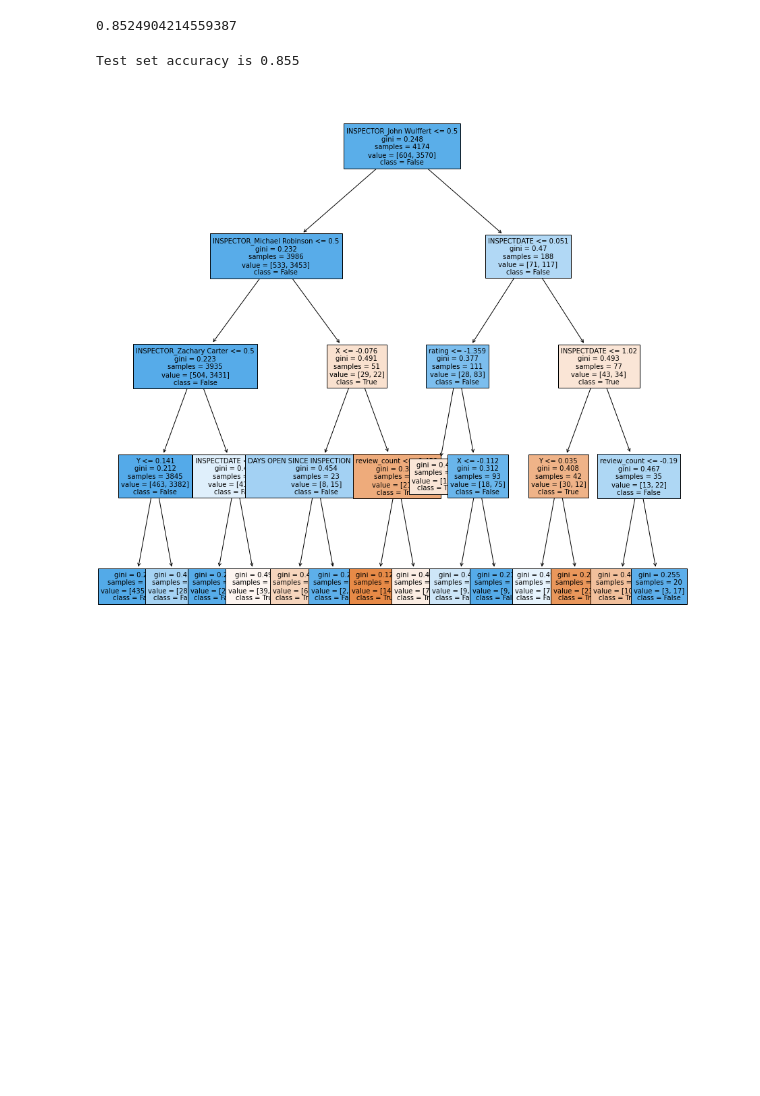
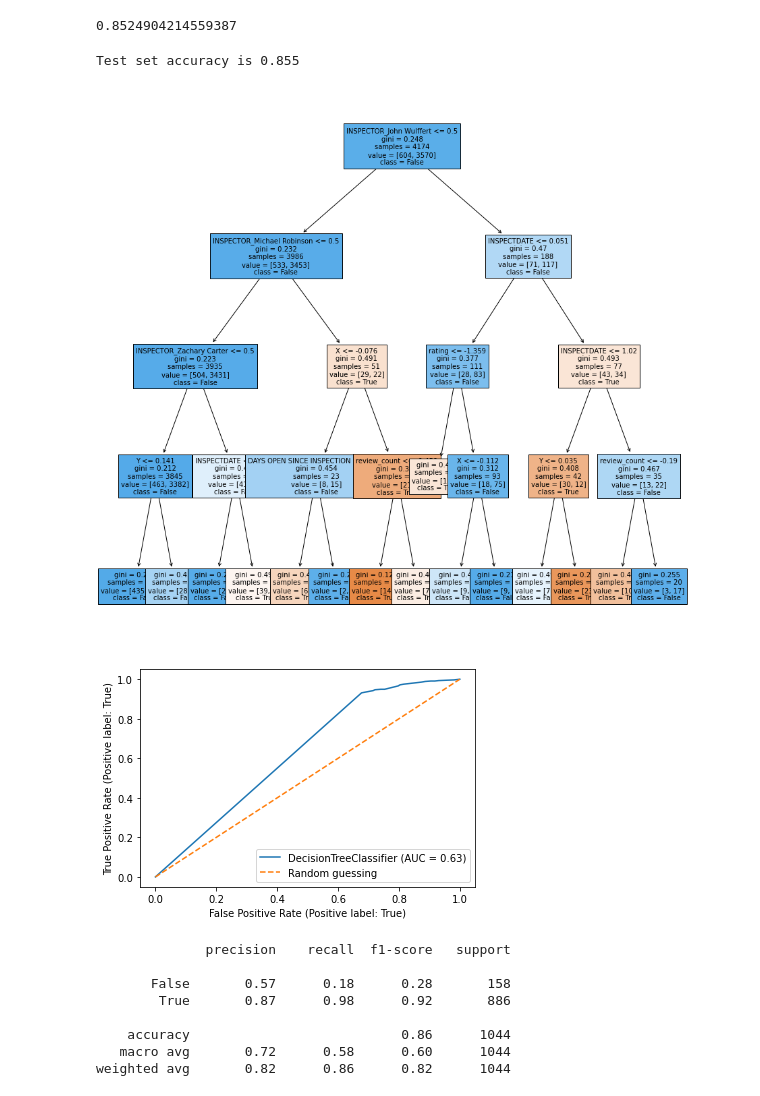
Before and after one commit to shyamal-anadkat/wake-county-food-inspections-analysis, a Jupyter notebook: Wake County -- Restaurant Food Inspections Analysis [AIPI510].ipynb, the cells around one changed output. Saved outputs shown, nothing was run; the diff lists cells and outputs as text; code cells hidden in the pictures; blank space fills up the shorter version.

```diff
--- a/Wake County -- Restaurant Food Inspections Analysis [AIPI510].ipynb
+++ b/Wake County -- Restaurant Food Inspections Analysis [AIPI510].ipynb
@@ -758,24 +758,41 @@ print(acc)
 # %%
 # decision tree
 #Best pipeline: DecisionTreeClassifier(SelectPercentile(input_matrix, percentile=98), criterion=gini, max_depth=4, min_samples_leaf=10, min_samples_split=7)
 #0.8553639846743295
 from sklearn import tree
 # Instantiate the decision tree model
 tree_model = DecisionTreeClassifier(criterion='gini', max_depth=4, min_samples_leaf=10,  min_samples_split=7, random_state=0)
 
 # Fit the tree to the data
 tree_model.fit(X_train, y_train)
 
 test_preds = tree_model.predict(X_test)
 test_acc = np.sum(test_preds==y_test)/len(y_test)
 print('Test set accuracy is {:.3f}'.format(test_acc))
 
+
 # Visualize the decision tree
 plt.figure(figsize=(15,15))
 #tree.plot_tree(tree_model, fontsize=10)
 plot_tree(tree_model,feature_names=X_train.columns,class_names=['True', 'False'],filled=True, fontsize=10)
 #plot_tree(tree_model, feature_names=X_train.columns, class_names=y_train.unique(), filled=True)
+
+
+plot_roc_curve(tree_model, X_test, y_test)
+plt.plot([0,1], [0,1], linestyle='--', label='Random guessing')
+plt.legend()
 plt.show()
+
+print(classification_report(y_test, test_preds))
 # %% [output]
 Test set accuracy is 0.855
 [figure]
+[figure, added]
+              precision    recall  f1-score   support
+
+       False       0.57      0.18      0.28       158
+        True       0.87      0.98      0.92       886
+
+    accuracy                           0.86      1044
+   macro avg       0.72      0.58      0.60      1044
+weighted avg       0.82      0.86      0.82      1044
```
Also changed, not shown: parts of 1 cell of this notebook.
